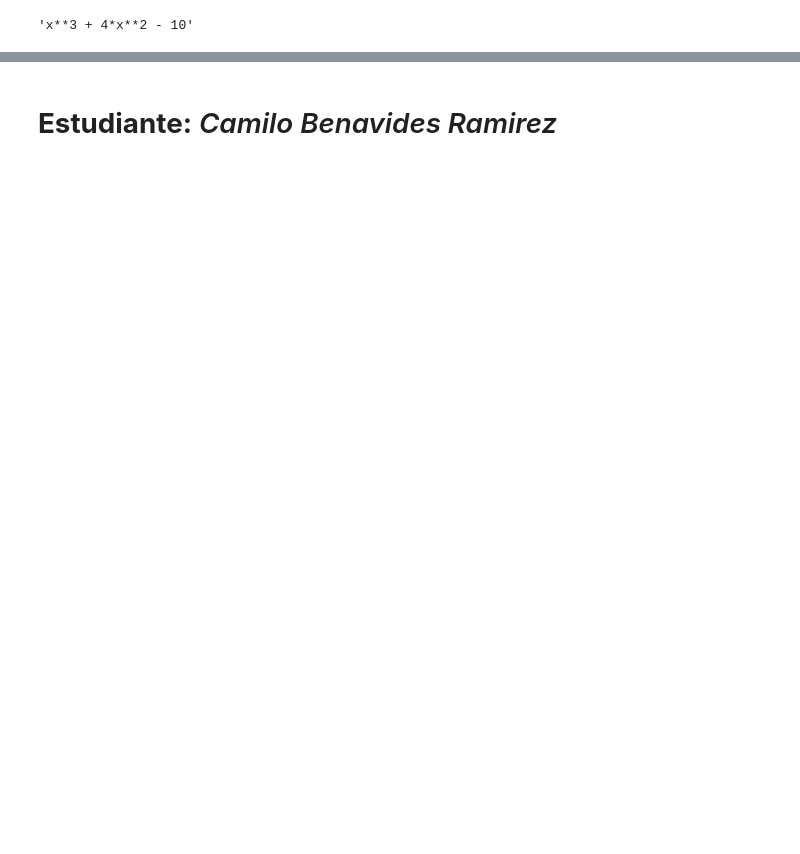
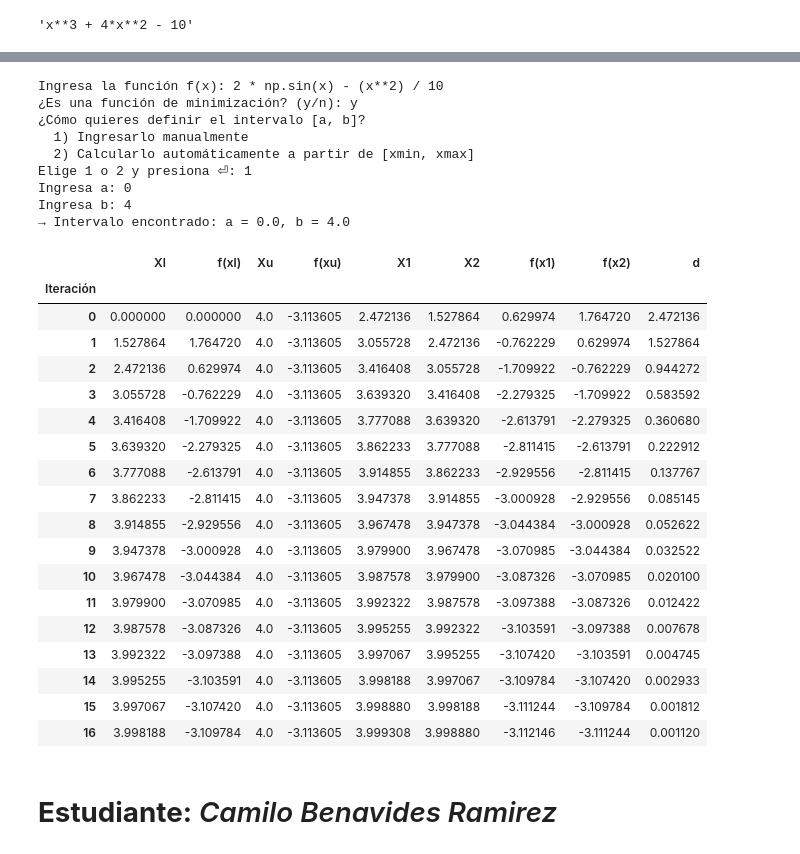
Before and after one commit to Camilo-Benavides/Optimizacion-Entregas, a Jupyter notebook: 1_Tarea.ipynb, the cells around one changed output, grey strips where cells are left out. Cells and saved outputs as stored; diff of their text form; code cells hidden in the pictures; blank space fills up the shorter version.

```diff
--- a/1_Tarea.ipynb
+++ b/1_Tarea.ipynb
@@ -303,2 +359,69 @@ plot_function_and_roots(false_function, 0, 5, xr2, df2)
+# %%
+d,df3, name3 = golden_section_auto(false_function, 0, 4)
+
+df3
+# %%
+expr3 = input("Ingresa la función f(x): ")
+golden_section_function = lambda x: eval(expr3, {"x": x, "math": math, "np": np, "__builtins__": {}})
+
+is_min_or_max = input("¿Es una función de minimización? (y/n): ").strip().lower() == "y"
+
+print("¿Cómo quieres definir el intervalo [a, b]?")
+print("  1) Ingresarlo manualmente")
+print("  2) Calcularlo automáticamente a partir de [xmin, xmax]")
+
+opcion = input("Elige 1 o 2 y presiona ⏎: ").strip()
+
+if opcion == "1":
+    a = float(input("Ingresa a: "))
+    b = float(input("Ingresa b: "))
+    d, df3, function_name3 = golden_section_auto(golden_section_function, a, b, pasos=100, is_min=is_min_or_max)
+elif opcion == "2":
+    xmin = float(input("Ingresa xmin: "))
+    xmax = float(input("Ingresa xmax: "))
+    pasos = int(input("Número de pasos para barrer (p.ej. 100): "))
+    a, b = getInterval(golden_section_function, xmin, xmax)
+    d, df3, function_name3 = golden_section_auto(golden_section_function, a, b, pasos, is_min=is_min_or_max)
+else:
+    print("Opción no válida.")
+
+# try:
+#     x_opt, tabla = golden_section_auto(golden_section_function, a, b, tol)
+#     print(f"\nMínimo aproximado en x ≈ {x_opt:.6f}, f(x) ≈ {f(x_opt):.6f}")
+#     print("\nResumen de iteraciones:")
+#     print(tabla.tail())            # muestra últimas iteraciones
+# except Exception as e:
+#     print(f"Error: {e}")
+
+df3
+# %% [output]
+Ingresa la función f(x): 2 * np.sin(x) - (x**2) / 10
+¿Es una función de minimización? (y/n): y
+¿Cómo quieres definir el intervalo [a, b]?
+  1) Ingresarlo manualmente
+  2) Calcularlo automáticamente a partir de [xmin, xmax]
+Elige 1 o 2 y presiona ⏎: 1
+Ingresa a: 0
+Ingresa b: 4
+→ Intervalo encontrado: a = 0.0, b = 4.0
+|  | Xl | f(xl) | Xu | f(xu) | X1 | X2 | f(x1) | f(x2) | d |
+| Iteración |  |  |  |  |  |  |  |  |  |
+| 0 | 0.000000 | 0.000000 | 4.0 | -3.113605 | 2.472136 | 1.527864 | 0.629974 | 1.764720 | 2.472136 |
+| 1 | 1.527864 | 1.764720 | 4.0 | -3.113605 | 3.055728 | 2.472136 | -0.762229 | 0.629974 | 1.527864 |
+| 2 | 2.472136 | 0.629974 | 4.0 | -3.113605 | 3.416408 | 3.055728 | -1.709922 | -0.762229 | 0.944272 |
+| 3 | 3.055728 | -0.762229 | 4.0 | -3.113605 | 3.639320 | 3.416408 | -2.279325 | -1.709922 | 0.583592 |
+| 4 | 3.416408 | -1.709922 | 4.0 | -3.113605 | 3.777088 | 3.639320 | -2.613791 | -2.279325 | 0.360680 |
+| 5 | 3.639320 | -2.279325 | 4.0 | -3.113605 | 3.862233 | 3.777088 | -2.811415 | -2.613791 | 0.222912 |
+| 6 | 3.777088 | -2.613791 | 4.0 | -3.113605 | 3.914855 | 3.862233 | -2.929556 | -2.811415 | 0.137767 |
+| 7 | 3.862233 | -2.811415 | 4.0 | -3.113605 | 3.947378 | 3.914855 | -3.000928 | -2.929556 | 0.085145 |
+| 8 | 3.914855 | -2.929556 | 4.0 | -3.113605 | 3.967478 | 3.947378 | -3.044384 | -3.000928 | 0.052622 |
+| 9 | 3.947378 | -3.000928 | 4.0 | -3.113605 | 3.979900 | 3.967478 | -3.070985 | -3.044384 | 0.032522 |
+| 10 | 3.967478 | -3.044384 | 4.0 | -3.113605 | 3.987578 | 3.979900 | -3.087326 | -3.070985 | 0.020100 |
+| 11 | 3.979900 | -3.070985 | 4.0 | -3.113605 | 3.992322 | 3.987578 | -3.097388 | -3.087326 | 0.012422 |
+| 12 | 3.987578 | -3.087326 | 4.0 | -3.113605 | 3.995255 | 3.992322 | -3.103591 | -3.097388 | 0.007678 |
+| 13 | 3.992322 | -3.097388 | 4.0 | -3.113605 | 3.997067 | 3.995255 | -3.107420 | -3.103591 | 0.004745 |
+| 14 | 3.995255 | -3.103591 | 4.0 | -3.113605 | 3.998188 | 3.997067 | -3.109784 | -3.107420 | 0.002933 |
+| 15 | 3.997067 | -3.107420 | 4.0 | -3.113605 | 3.998880 | 3.998188 | -3.111244 | -3.109784 | 0.001812 |
+| 16 | 3.998188 | -3.109784 | 4.0 | -3.113605 | 3.999308 | 3.998880 | -3.112146 | -3.111244 | 0.001120 |
 # %% [markdown]
 # **Estudiante:** *Camilo Benavides Ramirez*
```
Also changed, not shown: parts of 16 cells of this notebook.
